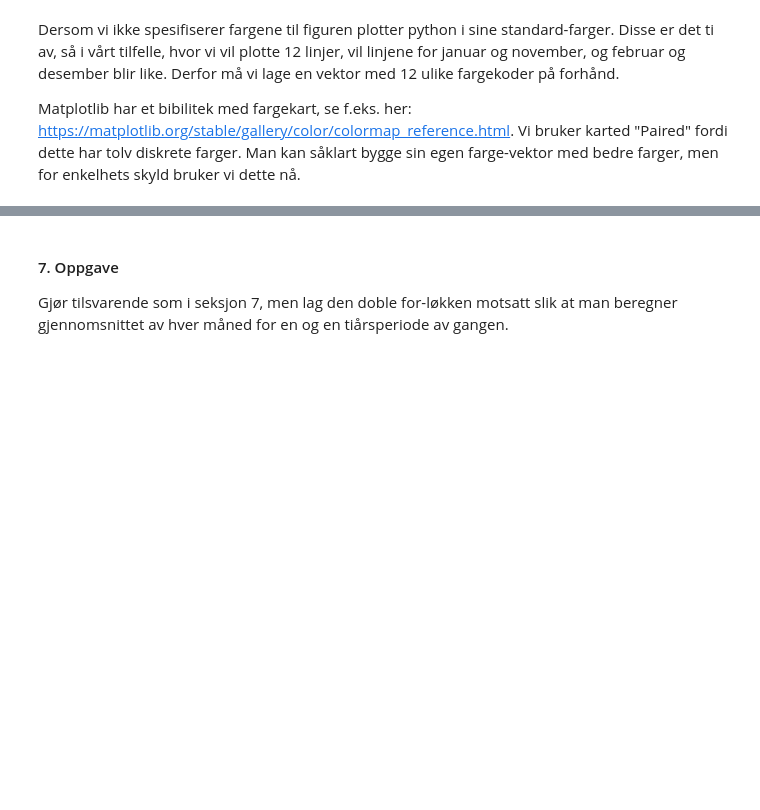
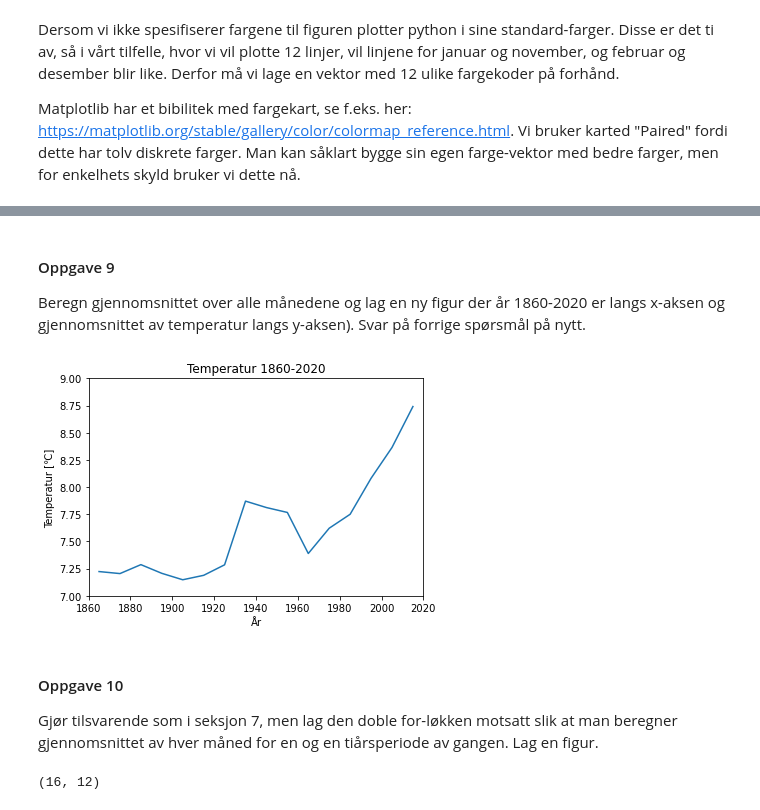
Before and after one commit to irendundas/EkteData, a Jupyter notebook: Nedbørsoppgaven_Del5_Forløkke-Løsningsforslag.ipynb, the cells around one changed output, grey strips where cells are left out. Drawn from its saved outputs; the diff is of its cells as text; code cells hidden in the pictures; blank space fills up the shorter version.

```diff
--- a/Nedbørsoppgaven_Del5_Forløkke-Løsningsforslag.ipynb
+++ b/Nedbørsoppgaven_Del5_Forløkke-Løsningsforslag.ipynb
@@ -527,4 +574,30 @@ Sammenlign dette med figurene over.
+# %% [markdown]
+#### Oppgave 9
+Beregn gjennomsnittet over alle månedene og lag en ny figur der år 1860-2020 er langs x-aksen og gjennomsnittet av temperatur langs y-aksen). Svar på forrige spørsmål på nytt.
+# %%
+plt.plot(T10,np.mean(meanTemp10, axis=1))
+
+plt.title('Temperatur 1860-2020')
+plt.xlabel('År')
+plt.ylabel('Temperatur [\u2103]')
+plt.xlim([1860,2020])
+plt.ylim([7,9])
+
+plt.show()
+# %% [output]
+[figure, added]
 # %% [markdown]
-#### 7. Oppgave
+#### Oppgave 10
 
 Gjør tilsvarende som i seksjon 7, men lag den doble for-løkken motsatt slik at man beregner gjennomsnittet av hver måned for en og en tiårsperiode av gangen.
+Lag en figur.
+# %%
+meanTemp10=np.zeros((len(ind10)-1,12)) # 17-1 x 12
+
+for i in range(len(ind10)-1): # iterer gjennom tiårsperiodene
+    for mo in range(12): # iterer gjennom månedene
+        meanTemp10[i,mo]=np.nanmean(temp[ind10[i]:ind10[i+1],mo])
+
+meanTemp10.shape
+# %% [output]
+(16, 12)
```
Also changed, not shown: parts of 45 cells of this notebook, 1 other file.
